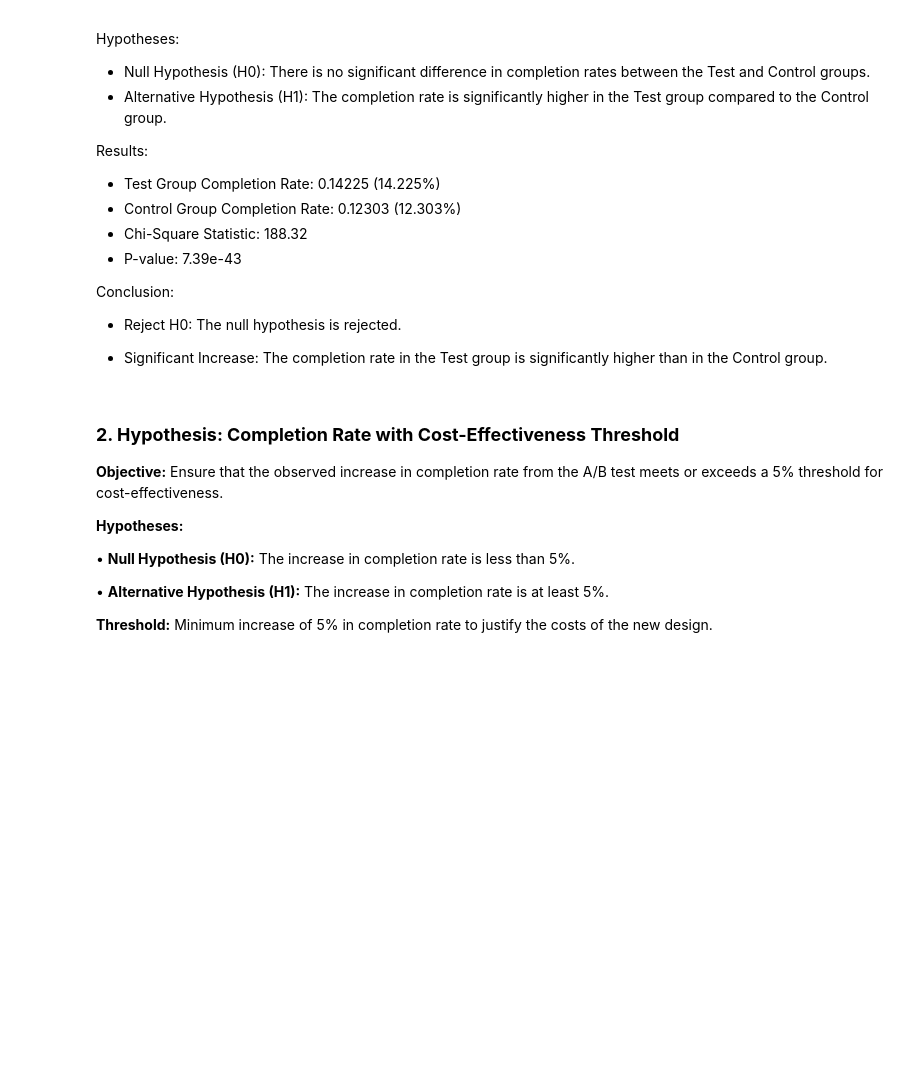
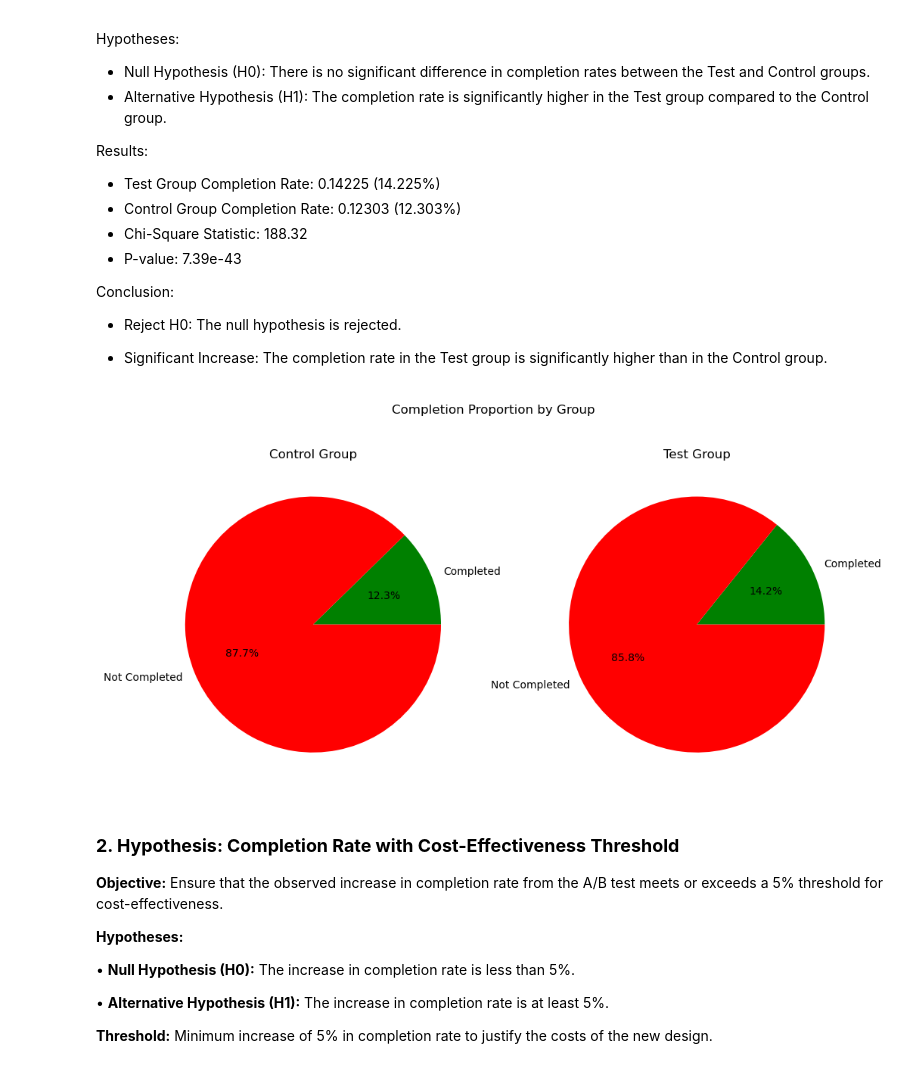
Before and after one commit to AlexRibeiro95/Vanguard-EDA, a Jupyter notebook: data/hypothesis_testing/hypothesis_testing.ipynb, the cells around one changed output. Cells and saved outputs as stored; diff of their text form; code cells hidden in the pictures; blank space fills up the shorter version.

```diff
--- a/data/hypothesis_testing/hypothesis_testing.ipynb
+++ b/data/hypothesis_testing/hypothesis_testing.ipynb
@@ -98,6 +100,27 @@ Conclusion:
 - Reject H0: The null hypothesis is rejected.
 
 - Significant Increase: The completion rate in the Test group is significantly higher than in the Control group.
+# %%
+# Visualizing the results
+
+# Data for pie chart
+completion_count = [12303, 14225]  # Example values based on the completion rate percentages
+total_count = 100000
+non_completion_count = [total_count - x for x in completion_count]
+
+# Create pie charts
+fig, axs = plt.subplots(1, 2, figsize=(12, 6))
+
+axs[0].pie([completion_count[0], non_completion_count[0]], labels=['Completed', 'Not Completed'], autopct='%1.1f%%', colors=['green', 'red'])
+axs[0].set_title('Control Group')
+
+axs[1].pie([completion_count[1], non_completion_count[1]], labels=['Completed', 'Not Completed'], autopct='%1.1f%%', colors=['green', 'red'])
+axs[1].set_title('Test Group')
+
+plt.suptitle('Completion Proportion by Group')
+plt.show()
+# %% [output]
+[figure, added]
 # %% [markdown]
 ### **2. Hypothesis: Completion Rate with Cost-Effectiveness Threshold**
 
```
Also changed, not shown: parts of 29 cells of this notebook, 4 other files.
